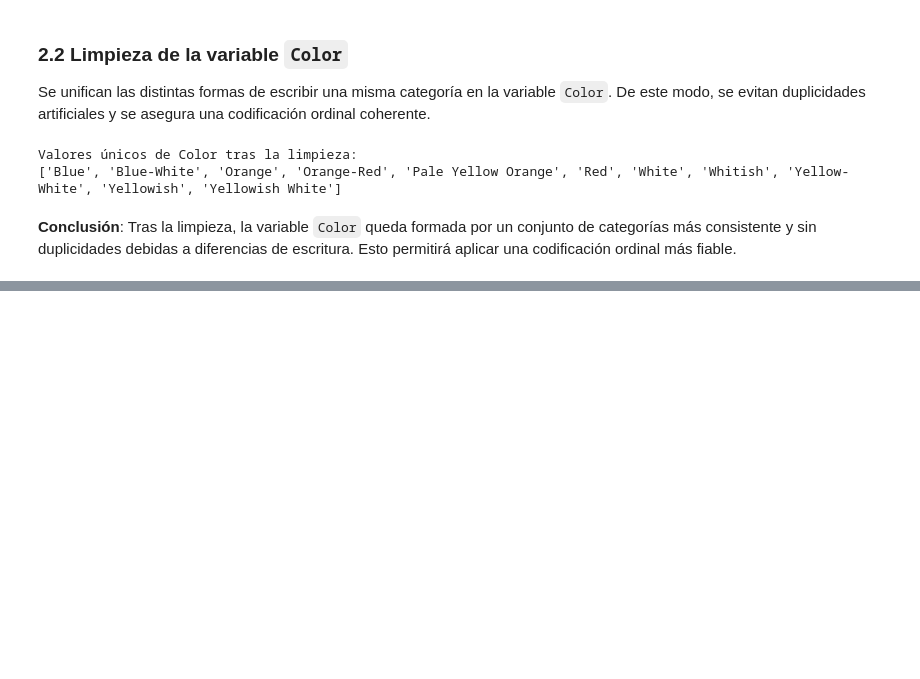
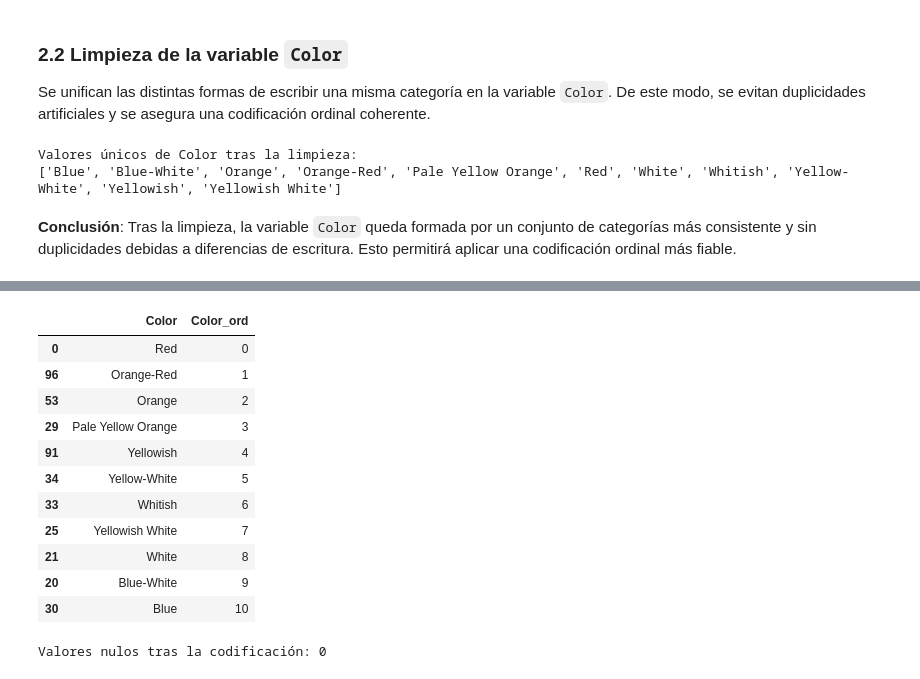
Before and after one commit to DiegoVa6/Grupo05_Practica2, a Jupyter notebook: practica2_estrellas.ipynb, the cells around one changed output, grey strips where cells are left out. Cells and saved outputs as stored; diff of their text form; code cells hidden in the pictures; blank space fills up the shorter version.

```diff
--- a/practica2_estrellas.ipynb
+++ b/practica2_estrellas.ipynb
@@ -303,0 +341,33 @@ Valores únicos de Color tras la limpieza:
+# %%
+color_mapping_ord = {
+    "Red": 0,
+    "Orange-Red": 1,
+    "Orange": 2,
+    "Pale Yellow Orange": 3,
+    "Yellowish": 4,
+    "Yellow-White": 5,
+    "Whitish": 6,
+    "Yellowish White": 7,
+    "White": 8,
+    "Blue-White": 9,
+    "Blue": 10
+}
+
+df_clean["Color_ord"] = df_clean["Color"].map(color_mapping_ord)
+
+display(df_clean[["Color", "Color_ord"]].drop_duplicates().sort_values("Color_ord"))
+print("Valores nulos tras la codificación:", df_clean["Color_ord"].isna().sum())
+# %% [output]
+|  | Color | Color_ord |
+| 0 | Red | 0 |
+| 96 | Orange-Red | 1 |
+| 53 | Orange | 2 |
+| 29 | Pale Yellow Orange | 3 |
+| 91 | Yellowish | 4 |
+| 34 | Yellow-White | 5 |
+| 33 | Whitish | 6 |
+| 25 | Yellowish White | 7 |
+| 21 | White | 8 |
+| 20 | Blue-White | 9 |
+| 30 | Blue | 10 |
+Valores nulos tras la codificación: 0
```
Also changed, not shown: parts of 15 cells of this notebook.
